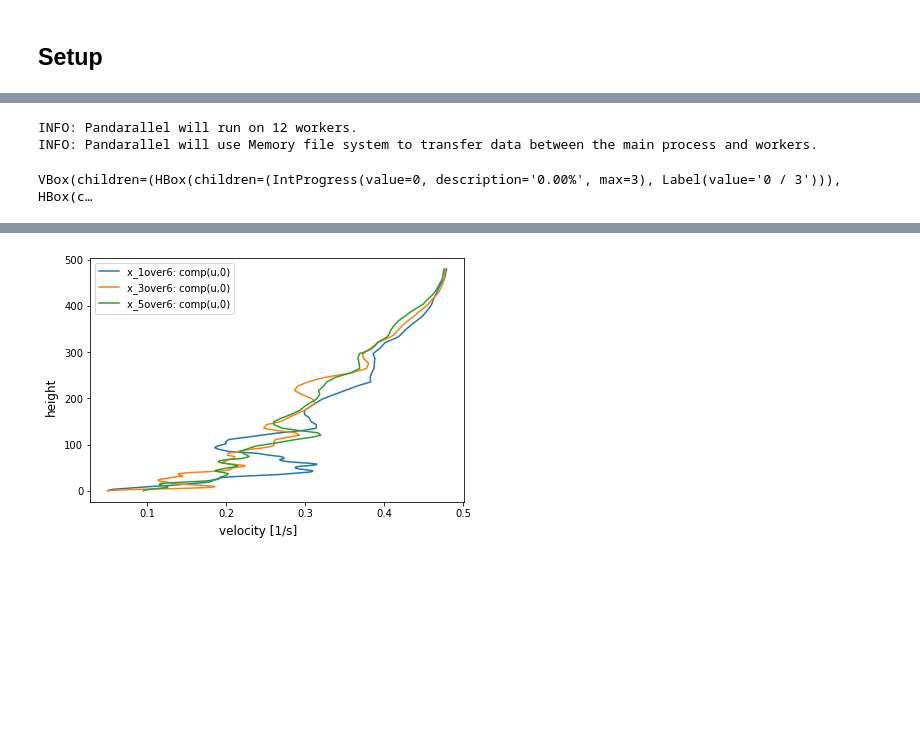
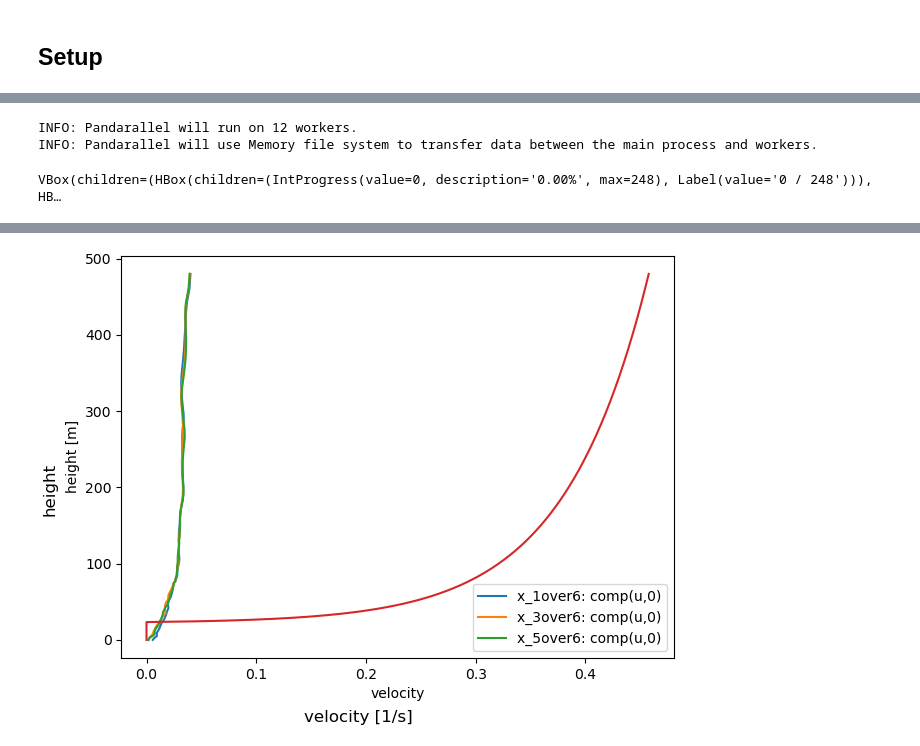
Before and after one commit to nbachand/city_block_cfd, a Jupyter notebook: sfam_post-processing.ipynb, the cells around one changed output, grey strips where cells are left out. Cells and saved outputs as stored; diff of their text form; code cells hidden in the pictures; blank space fills up the shorter version.

```diff
--- a/sfam_post-processing.ipynb
+++ b/sfam_post-processing.ipynb
@@ -36,12 +36,12 @@ LES_params = {
     'disp': disp,
     'vK_const': vK_const,
     'Dt': .01,
-    'z_values' : np.linspace(0,160,1600)
+    'z_values' : np.linspace(0,Lz,Lz*10)
 }
 physics_setup = physics.LES_Physics(LES_params)
 physics_setup.plot_log_wind()
 
-
+# checking against charles code
 # approximate log law mean profile
 y_scaled = (LES_params['z_values']-disp)/z_0
 y_scaled = np.maximum(1.0, y_scaled)
@@ -130,7 +116,7 @@ plotting took 4 seconds
 # %%
 probes.profile_plots(
     # names = ['x_3over6'],
-    steps = probes.probe_steps[-10:-1],
+    steps = probes.probe_steps[-1000:-10],
     quants = ['comp(u,0)'],
     plot_params = {
         'stack span' : 'y',
@@ -139,7 +125,9 @@ probes.profile_plots(
         },
     parrallel=True
     )
+
+physics_setup.plot_log_wind()
 # %% [output]
 INFO: Pandarallel will run on 12 workers.
 INFO: Pandarallel will use Memory file system to transfer data between the main process and workers.
-VBox(children=(HBox(children=(IntProgress(value=0, description='0.00%', max=3), Label(value='0 / 3'))), HBox(c…
+VBox(children=(HBox(children=(IntProgress(value=0, description='0.00%', max=248), Label(value='0 / 248'))), HB…
@@ -148 +136 @@ memorizing data took 0 seconds
-[figure, old version]
+[figure, new version]
```
Also changed, not shown: parts of 7 cells of this notebook, 4 other files.
